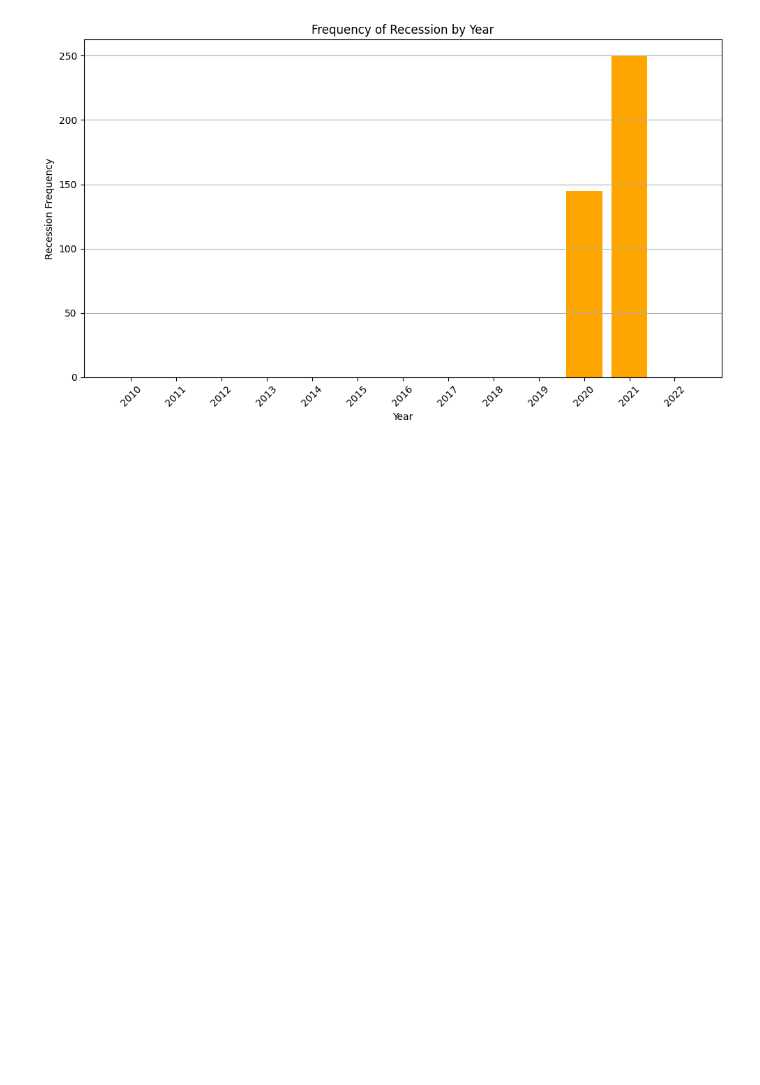
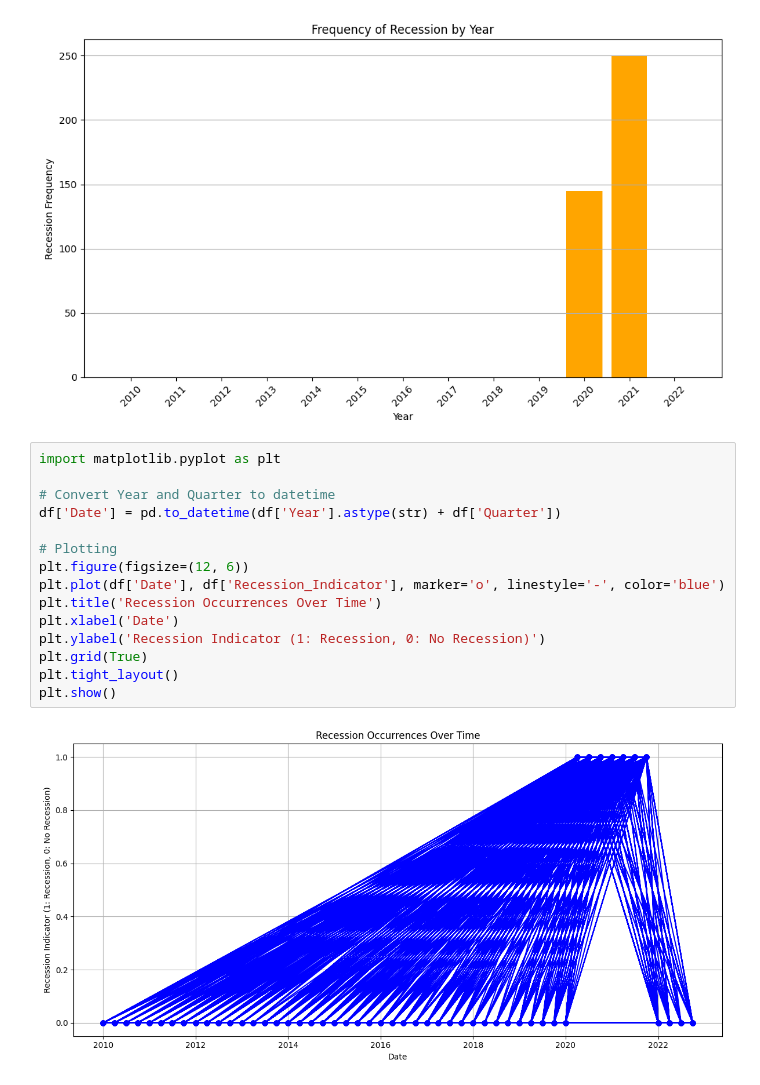
Before and after one commit to neerajcodes888/Recession-Analysis-With-Prediction, a Jupyter notebook: Analysis.ipynb, the cells around one changed output. Drawn from its saved outputs; the diff is of its cells as text; blank space fills up the shorter version.

```diff
--- a/Analysis.ipynb
+++ b/Analysis.ipynb
@@ -155,3 +155,20 @@ plt.tight_layout()
 plt.show()
 # %% [output]
 [figure]
+# %%
+import matplotlib.pyplot as plt
+
+# Convert Year and Quarter to datetime
+df['Date'] = pd.to_datetime(df['Year'].astype(str) + df['Quarter'])
+
+# Plotting
+plt.figure(figsize=(12, 6))
+plt.plot(df['Date'], df['Recession_Indicator'], marker='o', linestyle='-', color='blue')
+plt.title('Recession Occurrences Over Time')
+plt.xlabel('Date')
+plt.ylabel('Recession Indicator (1: Recession, 0: No Recession)')
+plt.grid(True)
+plt.tight_layout()
+plt.show()
+# %% [output]
+[figure, added]
```
